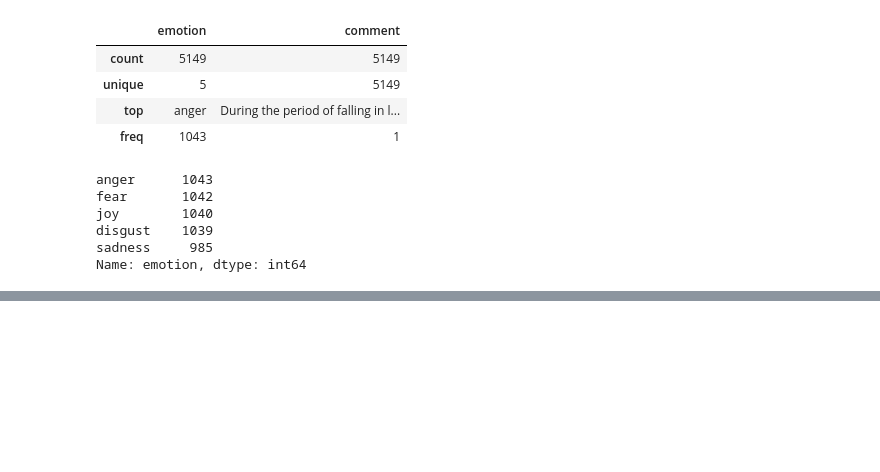
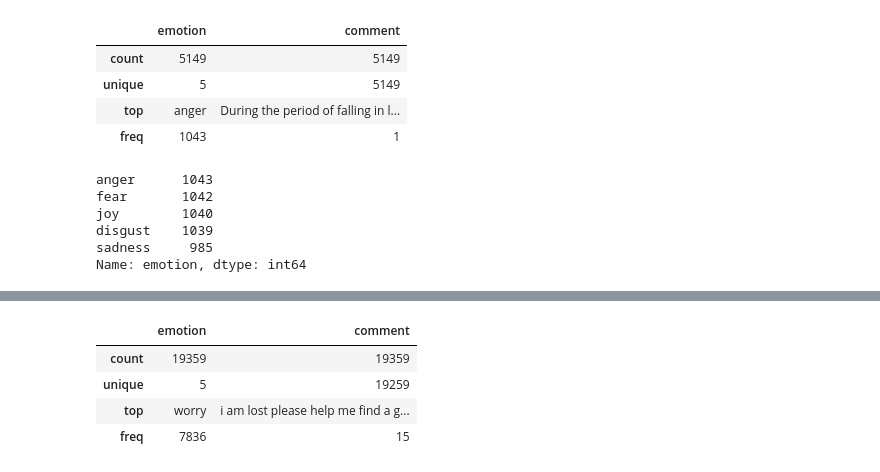
Before and after one commit to wowo71/emotion_recognition, a Jupyter notebook: data_preprocess.ipynb, the cells around one changed output, grey strips where cells are left out. Drawn from its saved outputs; the diff is of its cells as text; code cells hidden in the pictures; blank space fills up the shorter version.

```diff
--- a/data_preprocess.ipynb
+++ b/data_preprocess.ipynb
@@ -99,0 +146,2 @@ df
+# %%
+df = df.drop(df[df['comment'].str.split(" ").apply(len) < 5].index)
@@ -99,0 +172,3 @@ df
+# %%
+corrector = jamspell.TSpellCorrector()
+corrector.LoadLangModel('./pretrained_vectors/en.bin')
@@ -99,0 +177,2 @@ df
+# %%
+df['comment'] = df['comment'].apply(corrector.FixFragment)
@@ -99,0 +195,10 @@ df
+# %%
+df['comment'] = df['comment'].apply(lambda x: spell_check(x))
+# %%
+df.describe()
+# %% [output]
+|  | emotion | comment |
+| count | 19359 | 19359 |
+| unique | 5 | 19259 |
+| top | worry | i am lost please help me find a g... |
+| freq | 7836 | 15 |
```
Also changed, not shown: parts of 45 cells of this notebook.
